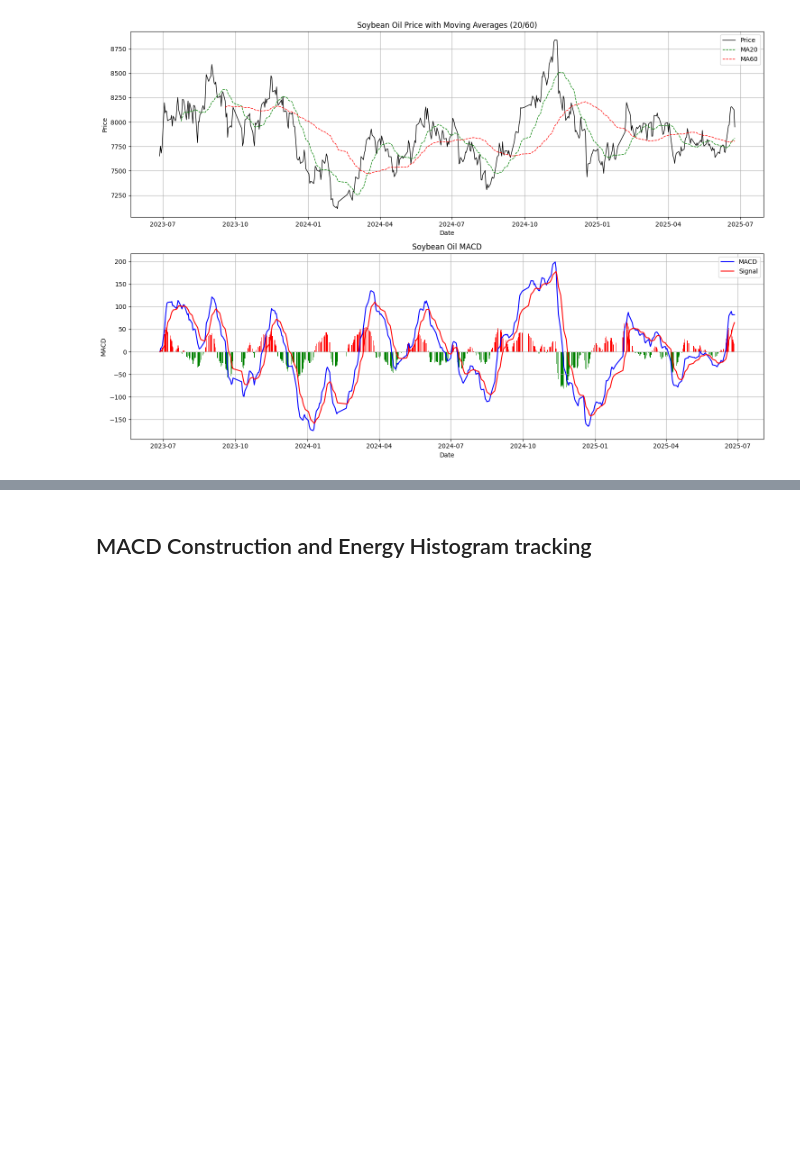
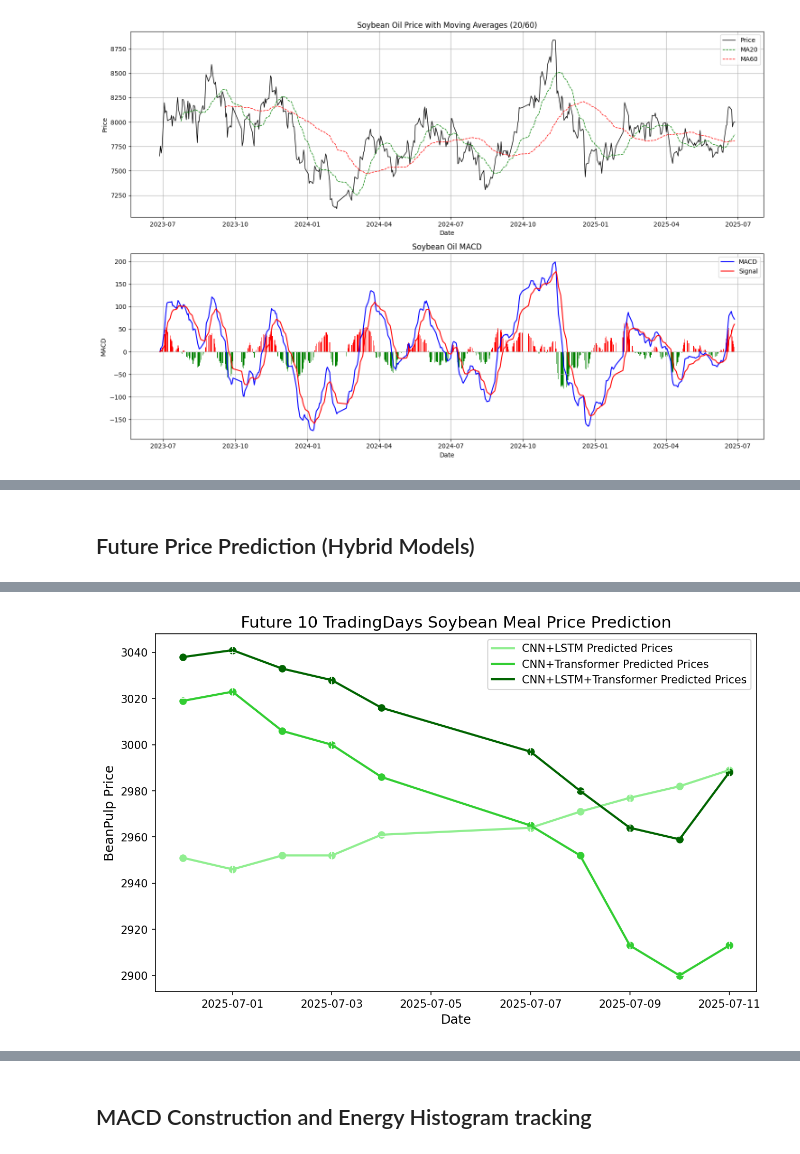
Before and after one commit to Aislay-Yang18565/bootcamp_Ziyi_Yang, a Jupyter notebook: project/Soybean_meal_MACD_golden_cross_and_death_cross_trading_strategy.ipynb, the cells around one changed output, grey strips where cells are left out. Saved outputs shown, nothing was run; the diff lists cells and outputs as text; code cells hidden in the pictures; blank space fills up the shorter version.

```diff
--- a/project/Soybean_meal_MACD_golden_cross_and_death_cross_trading_strategy.ipynb
+++ b/project/Soybean_meal_MACD_golden_cross_and_death_cross_trading_strategy.ipynb
@@ -488,0 +1209,59 @@ plt.show()
+# %% [markdown]
+## Future Price Prediction (Hybrid Models)
+# %%
+# Predict the price for the next X days
+def predict_future_prices(model, last_window, num_days, scaler):
+    future_predictions = []
+    current_window = last_window
+
+    for _ in range(num_days):
+        prediction = model.predict(current_window[np.newaxis, :, :])
+        future_predictions.append(prediction[0, 0])
+        # Update sliding window
+        current_window = np.append(current_window[1:], prediction[0, 0]).reshape(-1, 1)
+
+    # Inverse scaling
+    future_predictions = scaler.inverse_transform(np.array(future_predictions).reshape(-1, 1)).flatten()
+    # Convert to integers (rounded)
+    future_predictions = np.round(future_predictions).astype(int)
+    return future_predictions
+
+# Get the data of the last window
+last_window = test_data_scaled[-window_size:]
+
+# Predict the price for the next X days
+future_days = 10
+
+# Prediction Using the LSTM model
+future_prices_lstm = predict_future_prices(lstm_model, last_window, future_days, scaler)
+print("The predicted price of the LSTM model for the next X trading days:", future_prices_lstm)
+
+# Prediction using CNN+LSTM models
+future_prices_cnn_lstm = predict_future_prices(cnn_lstm_model, last_window, future_days, scaler)
+print("The predicted price of the CNN+LSTM model for the next X trading days:", future_prices_cnn_lstm)
+
+# Prediction using CNN+Transformer models
+future_prices_cnn_transformer = predict_future_prices(cnn_transformer_model, last_window, future_days, scaler)
+print("The predicted price of the CNN+Transformer model for the next X trading days:", future_prices_cnn_transformer)
+
+# Use CNN+LSTM+Transformer models for prediction
+future_prices_cnn_lstm_transformer = predict_future_prices(cnn_lstm_transformer_model, last_window, future_days, scaler)
+print("The predicted price of the CNN+LSTM+Transformer model for the next X trading days:", future_prices_cnn_lstm_transformer)
+
+# Visualize the predicted price for the next X days
+future_dates = pd.bdate_range(start=df_meal['Date'].iloc[-1] + pd.Timedelta(days=1), periods=future_days)
+
+plt.figure(figsize=(10, 6), dpi=150)
+plt.plot(future_dates, future_prices_cnn_lstm, color='lightgreen', lw=2, label='CNN+LSTM Predicted Prices')
+plt.scatter(future_dates, future_prices_cnn_lstm, color='lightgreen')
+plt.plot(future_dates, future_prices_cnn_transformer, color='limegreen', lw=2, label='CNN+Transformer Predicted Prices')
+plt.scatter(future_dates, future_prices_cnn_transformer, color='limegreen')
+plt.plot(future_dates, future_prices_cnn_lstm_transformer, color='darkgreen', lw=2, label='CNN+LSTM+Transformer Predicted Prices')
+plt.scatter(future_dates, future_prices_cnn_lstm_transformer, color='darkgreen')
+plt.title('Future 10 TradingDays Soybean Meal Price Prediction', fontsize=15)
+plt.xlabel('Date', fontsize=12)
+plt.ylabel('BeanPulp Price', fontsize=12)
+plt.legend()
+plt.grid(color='white')
+plt.show()
+# %% [output]
@@ -488,0 +1285 @@ plt.show()
+[figure, added]
```
Also changed, not shown: parts of 27 cells of this notebook, 24 other files.
